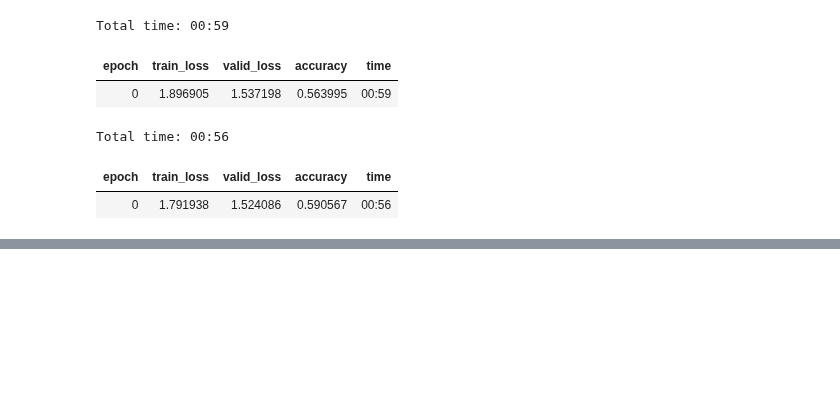
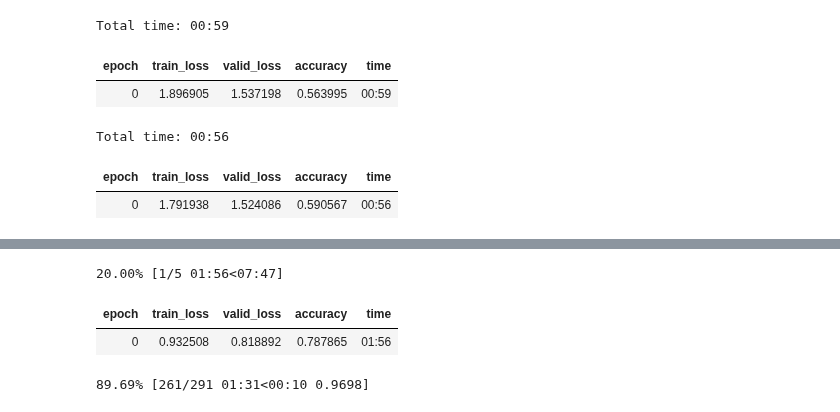
Before and after one commit to ameasure/colab_tutorials, a Jupyter notebook: FastAI 1.0.50.ipynb, the cells around one changed output, grey strips where cells are left out. Cells and saved outputs as stored; diff of their text form; code cells hidden in the pictures; blank space fills up the shorter version.

```diff
--- a/FastAI 1.0.50.ipynb
+++ b/FastAI 1.0.50.ipynb
@@ -202,0 +201,7 @@ learn.fit_one_cycle(5, slice(2e-3/100, 2e-3))
+# %%
+learn.fit_one_cycle(5, slice(2e-3/100, 2e-3))
+# %% [output]
+20.00% [1/5 01:56<07:47]
+| epoch | train_loss | valid_loss | accuracy | time |
+| 0 | 0.932508 | 0.818892 | 0.787865 | 01:56 |
+89.69% [261/291 01:31<00:10 0.9698]
```
Also changed, not shown: parts of 9 cells of this notebook.
